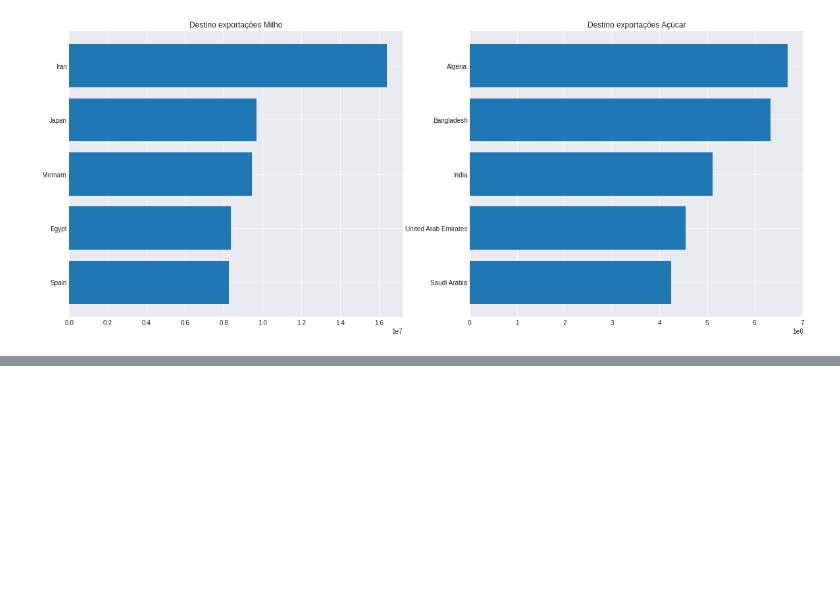
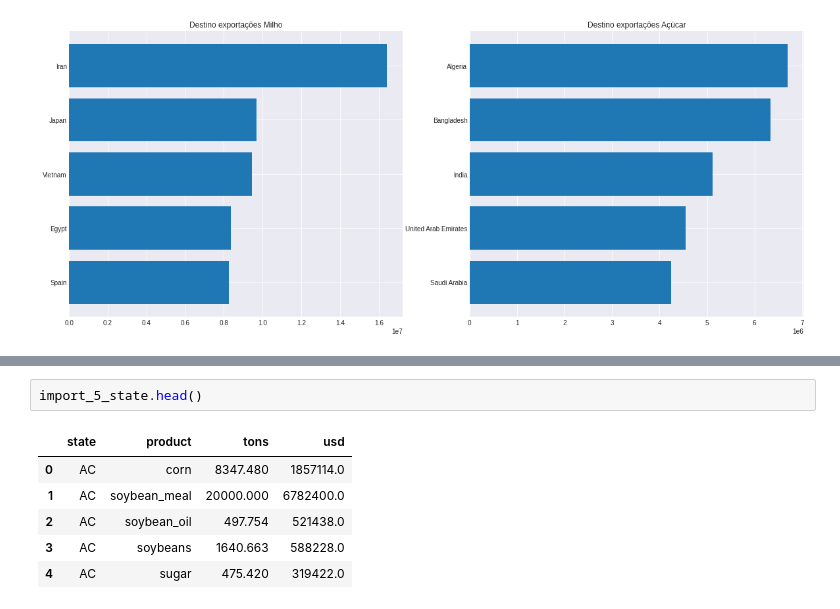
Before and after one commit to muriloms/cases-selecao-4intelligence, a Jupyter notebook: Case2/Case2 - Parte II - Respostas.ipynb, the cells around one changed output, grey strips where cells are left out. Drawn from its saved outputs; the diff is of its cells as text; blank space fills up the shorter version.

```diff
--- a/Case2/Case2 - Parte II - Respostas.ipynb
+++ b/Case2/Case2 - Parte II - Respostas.ipynb
@@ -276,0 +288,9 @@ plt.show()
+# %%
+import_5_state.head()
+# %% [output]
+|  | state | product | tons | usd |
+| 0 | AC | corn | 8347.480 | 1857114.0 |
+| 1 | AC | soybean_meal | 20000.000 | 6782400.0 |
+| 2 | AC | soybean_oil | 497.754 | 521438.0 |
+| 3 | AC | soybeans | 1640.663 | 588228.0 |
+| 4 | AC | sugar | 475.420 | 319422.0 |
```
Also changed, not shown: parts of 6 cells of this notebook.
